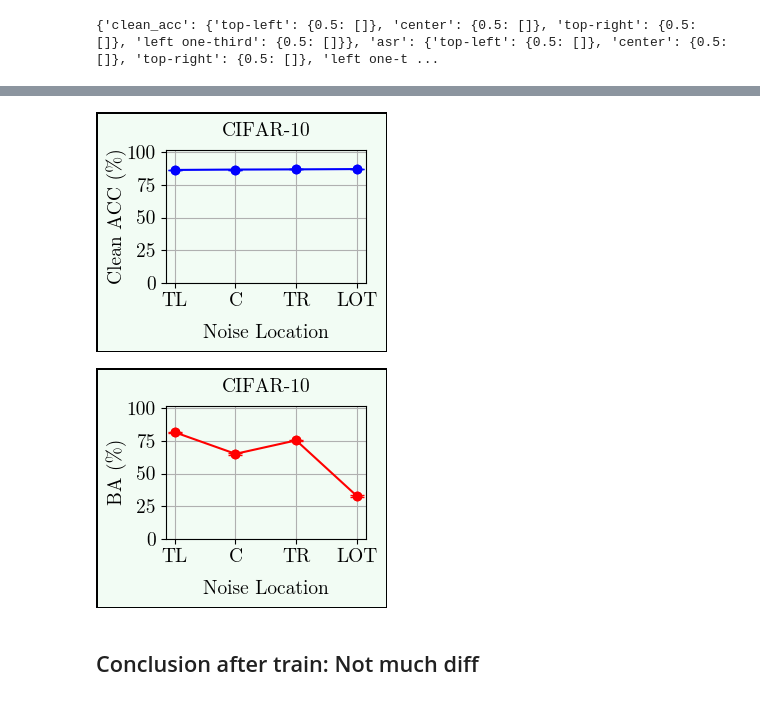
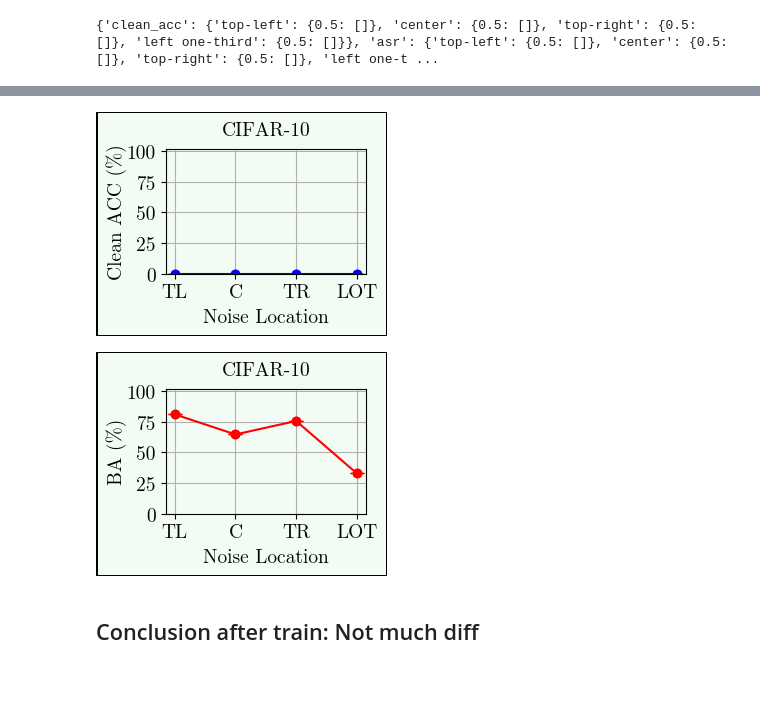
Before and after one commit to nishant-ingle/backdoors, a Jupyter notebook: noise-location-resnet18.ipynb, the cells around one changed output, grey strips where cells are left out. Cells and saved outputs as stored; diff of their text form; code cells hidden in the pictures.

Commit message:
Kaggle Notebook | noise location resnet18 | Version 13

```diff
--- a/noise-location-resnet18.ipynb
+++ b/noise-location-resnet18.ipynb
@@ -956,18 +976,11 @@ import torch
 # d:=
 # {'clean_acc': {'center': {0.25: [86.11], 0.5: [85.64]}, 'top-right': {0.25: [86.51], 0.5: [85.8]}, 'left one-third': {0.25: [85.24], 0.5: [85.71]}, 'top-left': {0.25: [84.8], 0.5: [86.33]}, 'all': {0.25: [86.59], 0.5: [86.76]}}, 'asr': {'center': {0.25: [5.633333333333334], 0.5: [95.95555555555555]}, 'top-right': {0.25: [1.4111111111111112], 0.5: [95.94444444444444]}, 'left one-third': {0.25: [26.644444444444446], 0.5: [97.71111111111111]}, 'top-left': {0.25: [52.87777777777778], 0.5: [96.94444444444444]}, 'all': {0.25: [98.27777777777777], 0.5: [99.97777777777777]}}}
 
-repeatition_count = 5
+repeatition_count = 1
 base_seed = 42
 
 for run_idx in range(repeatition_count):
     print(f"###: {run_idx}")
-    current_seed = base_seed + run_idx
-
-    # Apply seeds to ALL libraries
-    random.seed(current_seed)
-    np.random.seed(current_seed)
-    torch.manual_seed(current_seed)
-    torch.cuda.manual_seed_all(current_seed)
 
     for loc in locations:
         print(f"#{loc}")
@@ -979,8 +992,6 @@ for run_idx in range(repeatition_count):
             intensity = intensities[i]
             file_name = f'noise_resnet18_cifar10_intensity_{intensity}_{loc}.pth'
 
-            # net.apply(reset_weights) # Uncomment if you have a reset_weights function
-
             train_dataset.set_intensity(intensity)
             print(train_dataset.intensity)
             test_dataset.set_intensity(intensity)
@@ -990,11 +1001,9 @@ for run_idx in range(repeatition_count):
             best_val_loss = float('inf')
             epochs_no_improve = 0
 
-            if os.path.exists(file_name):
-                print(f"Loading pre-trained model from: {file_name}")
-                net.load_state_dict(torch.load(file_name))
-            else:
+            if not os.path.exists(file_name):
             # if 2 == 2:
+                net.apply(reset_weights)
                 print(f"{file_name} doesn't exists, training it.")
                 train_dataset.trigger_probability = 0.01
                 test_dataset.trigger_probability = 0.01
@@ -1024,9 +1033,9 @@ for run_idx in range(repeatition_count):
                         if epochs_no_improve >= patience:
                             print(f"Early stopping at epoch {epoch+1}")
                             break
-                print(f"Reloading best saved pre-trained model from: {file_name}")
-                net.load_state_dict(torch.load(file_name))
 
+            print(f"Loading pre-trained model from: {file_name}")
+            net.load_state_dict(torch.load(file_name))
             # _, test_acc = get_clean_acc(net, test_dataset)
             d["clean_acc"][loc][intensity].append(0)
 
@@ -1205,7 +1128,6 @@ pink = '#FCF5FC'
 # %%
 font_path = "/kaggle/working/latexfont.otf"
 font_prop = fm.FontProperties(fname=font_path, size=14)
-
 
 
 import numpy as np
@@ -1231,44 +1153,44 @@ def plot_line_by_location(d, metric, ylabel, color, intensity):
     cis = []
 
     for loc in locations:
         values = d[metric][loc][intensity]  # Only intensity = 0.5
         mean, ci = mean_and_ci(values, confidence)
         means.append(mean)
         cis.append(ci)
 
     x = np.arange(len(locations))
 
-    fig, ax = plt.subplots(figsize=(3, 2.5))
+    fig, ax = plt.subplots(figsize=(3, 2.35))
     ax.set_facecolor(green)
     fig.patch.set_facecolor(green)
     fig.set_frameon(True)                 # usually True by default [web:19]
     fig.patch.set_edgecolor("black")      # figure patch edgecolor [web:25]
     fig.patch.set_linewidth(2)            # figure patch linewidth [web:25]
     plt.plot(x, means, color=color, marker='o', linestyle='-', label=ylabel)
     plt.errorbar(x, means, yerr=cis, fmt='o', color=color, capsize=5)
     plt.xticks(x, (normalize_label(e) for e in locations), rotation=0, fontproperties=font_prop)
     plt.yticks(fontproperties=font_prop)
     # plt.xlabel('Locations', fontproperties=font_prop)
     plt.ylabel(ylabel, fontproperties=font_prop, labelpad=0)
-    plt.xlabel(f'Noise Location', fontproperties=font_prop, labelpad=10)
+    plt.xlabel(f'Noise Location', fontproperties=font_prop, labelpad=5)
     plt.title(f'CIFAR-10', fontproperties=font_prop, pad=10)
     plt.grid(True)
     ax.set_yticks([0, 25, 50, 75, 100])
     plt.ylim([0, 102])
 
     plt.grid(True)
     plt.tight_layout()
     plt.savefig(f'noise location cifar10 train {metric}.pdf')
     plt.show()
+
+# Plot Clean Accuracy (blue line)
+plot_line_by_location(d, 'clean_acc', 'Clean ACC (%)', 'blue', intensities[0])
+
+# Plot Attack Success Rate (red line)
+plot_line_by_location(d, 'asr', 'BA (%)', 'red', intensities[0])
+# %% [output]
+[figure, added]
+[figure, added]
-# %%
-# Plot Clean Accuracy (blue line)
-plot_line_by_location(d, 'clean_acc', 'Clean ACC (%)', 'blue', intensities[0])
-
-# Plot Attack Success Rate (red line)
-plot_line_by_location(d, 'asr', 'BA (%)', 'red', intensities[0])
-# %% [output]
-[figure, removed]
-[figure, removed]
 # %% [markdown]
 ## Conclusion after train: Not much diff
 # %% [markdown]
```
Also changed, not shown: parts of 6 cells of this notebook.
